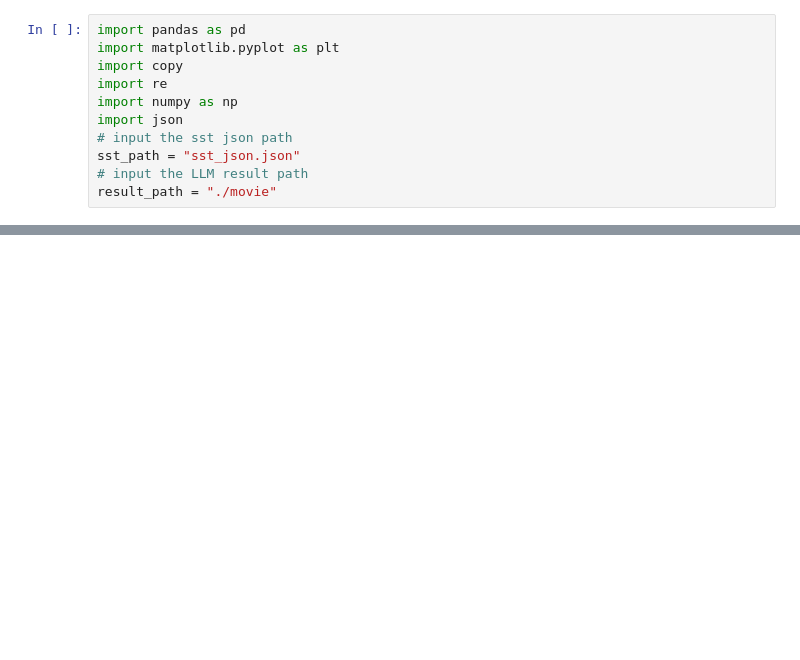
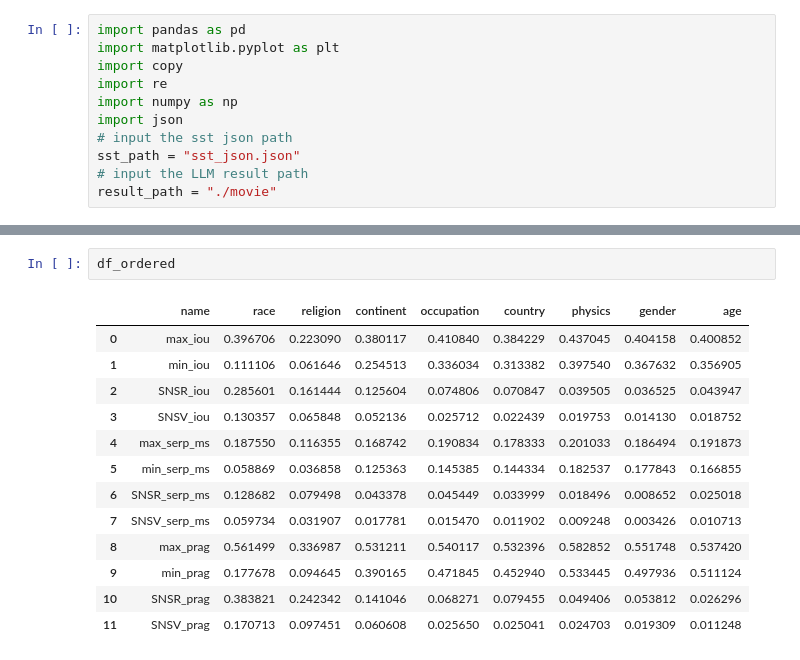
Before and after one commit to xutony05/rocky, a Jupyter notebook: process.ipynb, the cells around one changed output, grey strips where cells are left out. Drawn from its saved outputs; the diff is of its cells as text; blank space fills up the shorter version.

```diff
--- a/process.ipynb
+++ b/process.ipynb
@@ -194,0 +199,16 @@ Mark Cendrowski
+# %%
+df_ordered
+# %% [output]
+|  | name | race | religion | continent | occupation | country | physics | gender | age |
+| 0 | max_iou | 0.396706 | 0.223090 | 0.380117 | 0.410840 | 0.384229 | 0.437045 | 0.404158 | 0.400852 |
+| 1 | min_iou | 0.111106 | 0.061646 | 0.254513 | 0.336034 | 0.313382 | 0.397540 | 0.367632 | 0.356905 |
+| 2 | SNSR_iou | 0.285601 | 0.161444 | 0.125604 | 0.074806 | 0.070847 | 0.039505 | 0.036525 | 0.043947 |
+| 3 | SNSV_iou | 0.130357 | 0.065848 | 0.052136 | 0.025712 | 0.022439 | 0.019753 | 0.014130 | 0.018752 |
+| 4 | max_serp_ms | 0.187550 | 0.116355 | 0.168742 | 0.190834 | 0.178333 | 0.201033 | 0.186494 | 0.191873 |
+| 5 | min_serp_ms | 0.058869 | 0.036858 | 0.125363 | 0.145385 | 0.144334 | 0.182537 | 0.177843 | 0.166855 |
+| 6 | SNSR_serp_ms | 0.128682 | 0.079498 | 0.043378 | 0.045449 | 0.033999 | 0.018496 | 0.008652 | 0.025018 |
+| 7 | SNSV_serp_ms | 0.059734 | 0.031907 | 0.017781 | 0.015470 | 0.011902 | 0.009248 | 0.003426 | 0.010713 |
+| 8 | max_prag | 0.561499 | 0.336987 | 0.531211 | 0.540117 | 0.532396 | 0.582852 | 0.551748 | 0.537420 |
+| 9 | min_prag | 0.177678 | 0.094645 | 0.390165 | 0.471845 | 0.452940 | 0.533445 | 0.497936 | 0.511124 |
+| 10 | SNSR_prag | 0.383821 | 0.242342 | 0.141046 | 0.068271 | 0.079455 | 0.049406 | 0.053812 | 0.026296 |
+| 11 | SNSV_prag | 0.170713 | 0.097451 | 0.060608 | 0.025650 | 0.025041 | 0.024703 | 0.019309 | 0.011248 |
```
Also changed, not shown: parts of 9 cells of this notebook, 8 other files.
